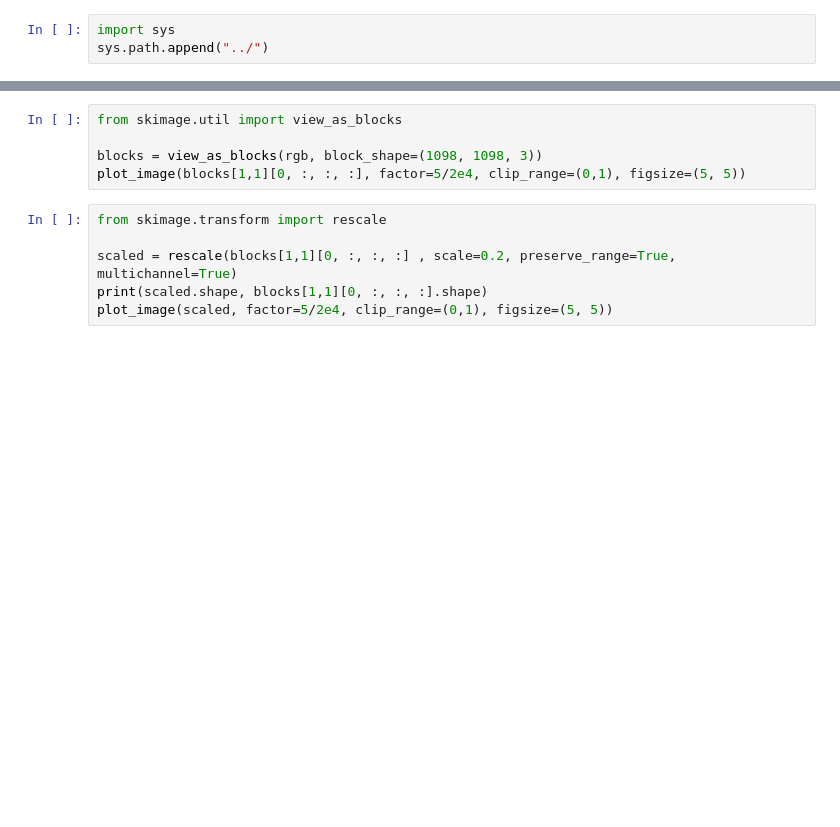
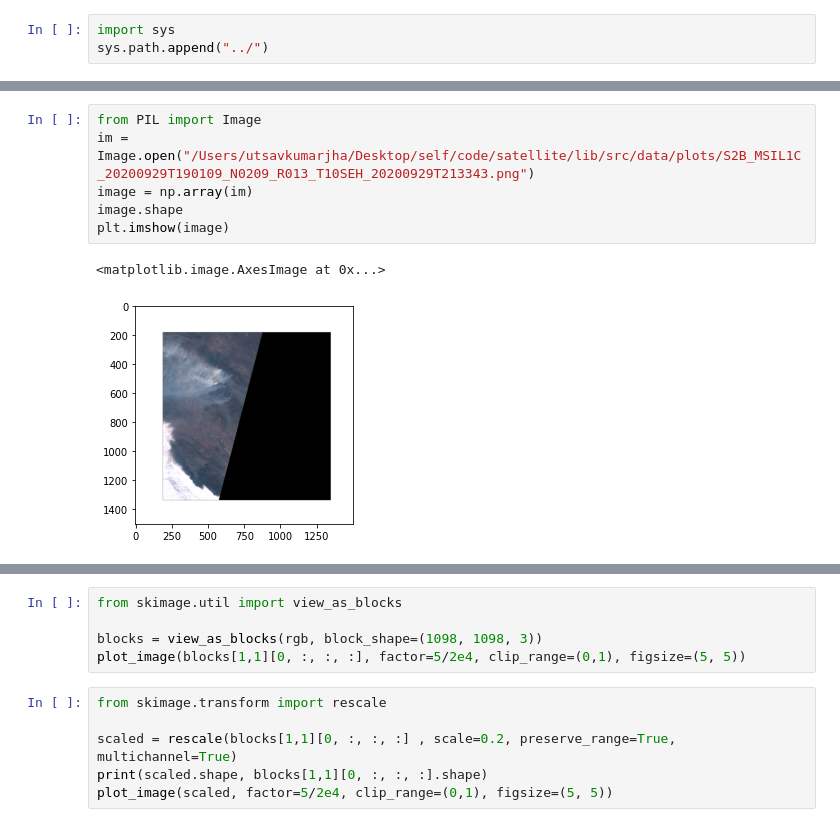
Before and after one commit to valldabo2/satellite, a Jupyter notebook: notebooks/Sentinelsat.ipynb, the cells around one changed output, grey strips where cells are left out. Cells and saved outputs as stored; diff of their text form; blank space fills up the shorter version.

```diff
--- a/notebooks/Sentinelsat.ipynb
+++ b/notebooks/Sentinelsat.ipynb
@@ -19,0 +231,9 @@ Download tile name: 10SEH for 20200928, 20200930, with filter None
+# %%
+from PIL import Image
+im = Image.open("/Users/utsavkumarjha/Desktop/self/code/satellite/lib/src/data/plots/S2B_MSIL1C_20200929T190109_N0209_R013_T10SEH_20200929T213343.png")
+image = np.array(im)
+image.shape
+plt.imshow(image)
+# %% [output]
+<matplotlib.image.AxesImage at 0x...>
+[figure, added]
```
Also changed, not shown: parts of 15 cells of this notebook, 5 other files.
